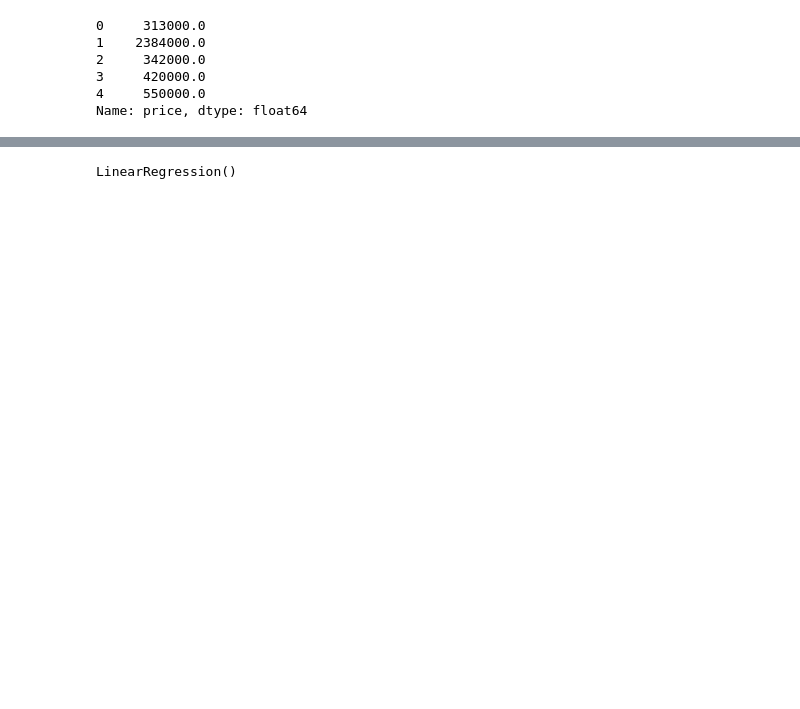
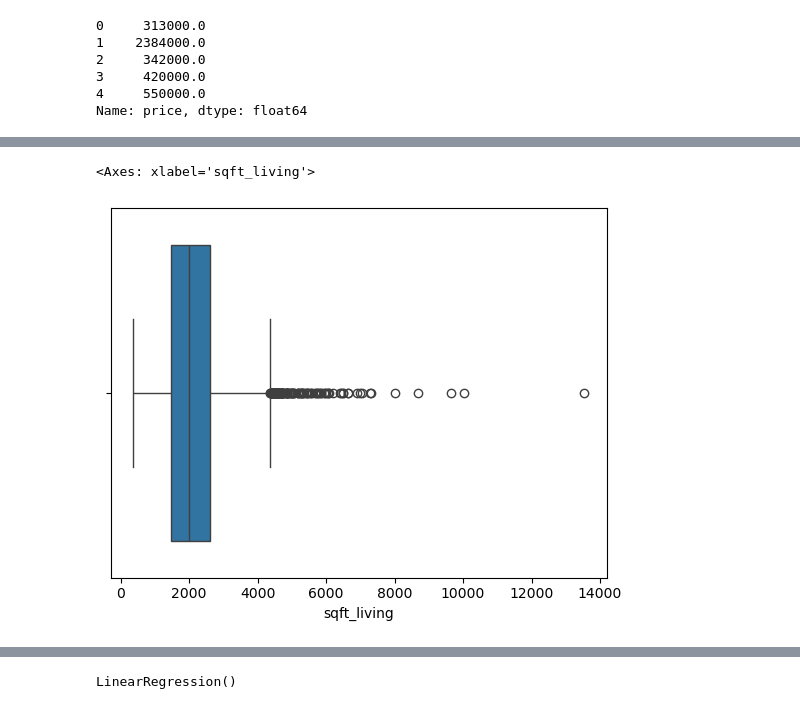
Before and after one commit to ritikdotxyz/House_Price_Prediction, a Jupyter notebook: house_price_prediction.ipynb, the cells around one changed output, grey strips where cells are left out. Drawn from its saved outputs; the diff is of its cells as text; code cells hidden in the pictures; blank space fills up the shorter version.

```diff
--- a/house_price_prediction.ipynb
+++ b/house_price_prediction.ipynb
@@ -218,0 +228,5 @@ X_train, X_test, y_train, y_test = train_test_split(X, y, test_size=0.2, random_
+# %%
+sns.boxplot(x=X['sqft_living'])
+# %% [output]
+<Axes: xlabel='sqft_living'>
+[figure, added]
```
Also changed, not shown: parts of 57 cells of this notebook.
